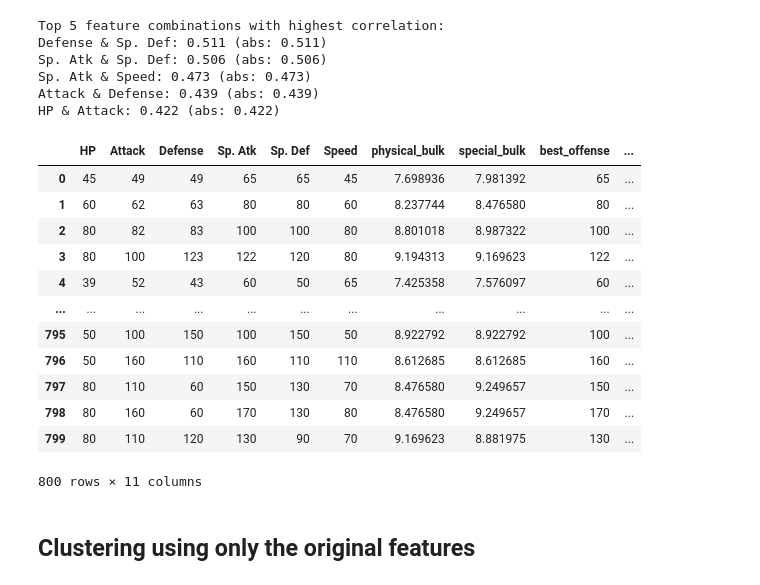
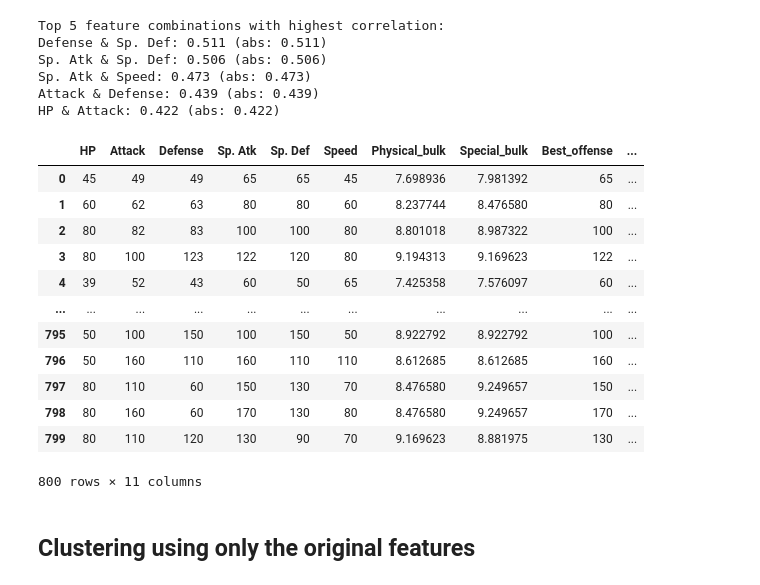
Before and after one commit to tiago2806/ml_pokemon, a Jupyter notebook: modelling.ipynb, the cells around one changed output. Drawn from its saved outputs; the diff is of its cells as text; code cells hidden in the pictures.

```diff
--- a/modelling.ipynb
+++ b/modelling.ipynb
@@ -90,15 +90,15 @@ Sp. Atk & Speed: 0.473 (abs: 0.473)
 Attack & Defense: 0.439 (abs: 0.439)
 HP & Attack: 0.422 (abs: 0.422)
 # %%
-dataset_num["physical_bulk"] = np.log1p(dataset["HP"] * dataset["Defense"])
-dataset_num["special_bulk"] = np.log1p(dataset["HP"] * dataset["Sp. Def"])
-dataset_num["best_offense"] = dataset[["Attack", "Sp. Atk"]].max(axis = 1)
-dataset_num["offense_bias"] = dataset["Attack"] - dataset["Sp. Atk"]
-dataset_num['defensive_bias'] = dataset['Defense'] - dataset['Sp. Def']
+dataset_num["Physical_bulk"] = np.log1p(dataset["HP"] * dataset["Defense"])
+dataset_num["Special_bulk"] = np.log1p(dataset["HP"] * dataset["Sp. Def"])
+dataset_num["Best_offense"] = dataset[["Attack", "Sp. Atk"]].max(axis = 1)
+dataset_num["Offense_bias"] = dataset["Attack"] - dataset["Sp. Atk"]
+dataset_num['Defensive_bias'] = dataset['Defense'] - dataset['Sp. Def']
 
 dataset_num
 # %% [output]
-|  | HP | Attack | Defense | Sp. Atk | Sp. Def | Speed | physical_bulk | special_bulk | best_offense | ... |
+|  | HP | Attack | Defense | Sp. Atk | Sp. Def | Speed | Physical_bulk | Special_bulk | Best_offense | ... |
 | 0 | 45 | 49 | 49 | 65 | 65 | 45 | 7.698936 | 7.981392 | 65 | ... |
 | 1 | 60 | 62 | 63 | 80 | 80 | 60 | 8.237744 | 8.476580 | 80 | ... |
 | 2 | 80 | 82 | 83 | 100 | 100 | 80 | 8.801018 | 8.987322 | 100 | ... |
```
Also changed, not shown: parts of 6 cells of this notebook.
